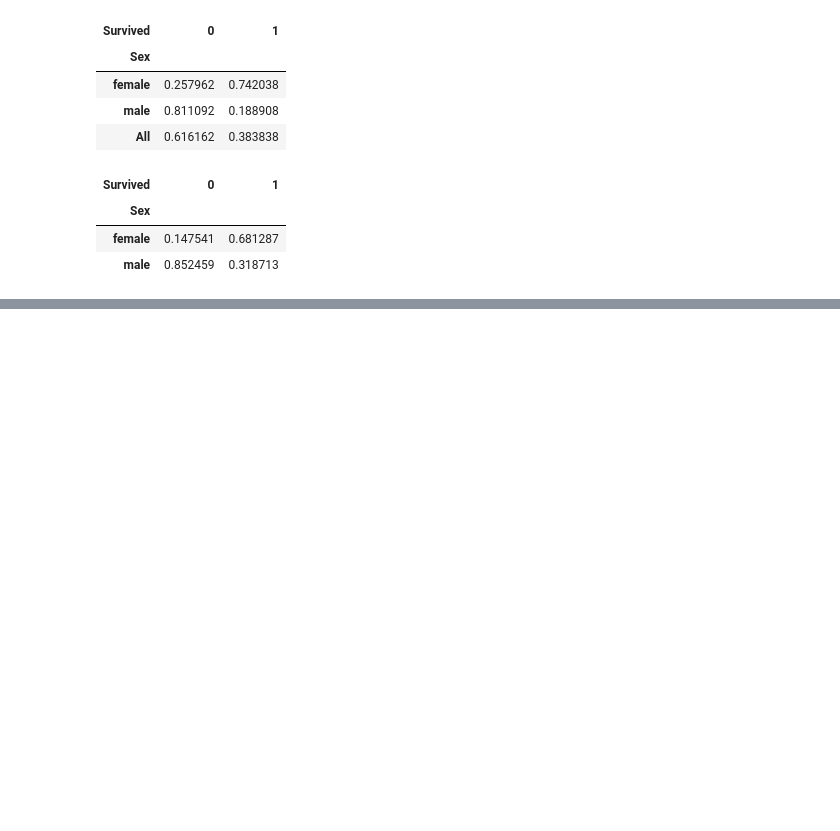
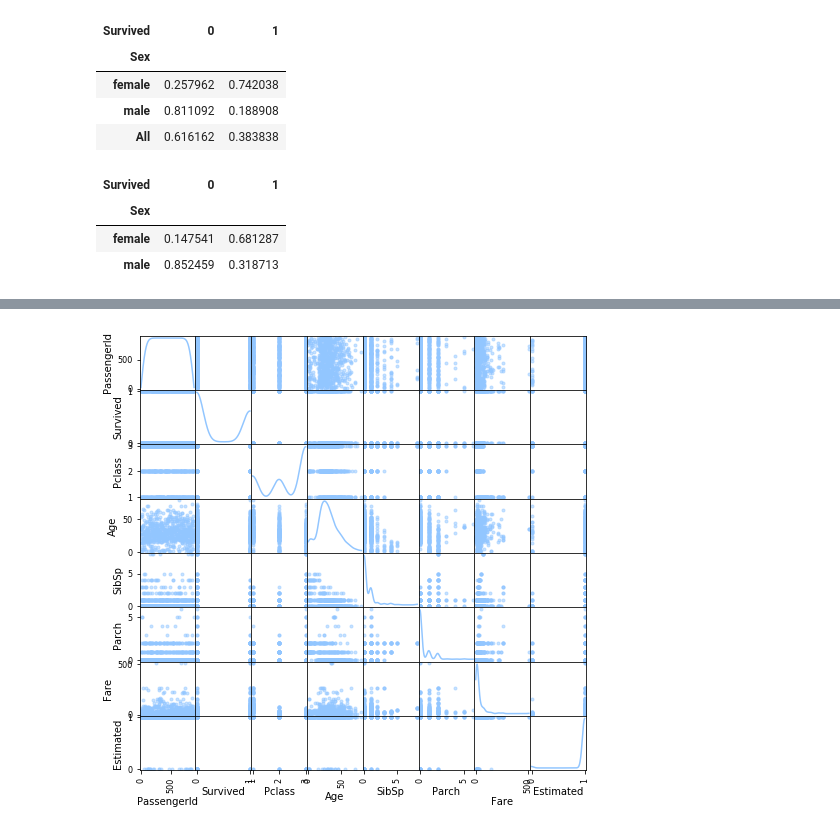
Before and after one commit to ppkn/udacity-titanic, a Jupyter notebook: Draft.ipynb, the cells around one changed output, grey strips where cells are left out. Cells and saved outputs as stored; diff of their text form; code cells hidden in the pictures; blank space fills up the shorter version.

```diff
--- a/Draft.ipynb
+++ b/Draft.ipynb
@@ -152,0 +155,4 @@ normalize(estimated_pass.groupby('Pclass').size()).plot(kind='bar');
+# %%
+scatter_matrix(titanic_data, figsize=(8,8), diagonal='kde');
+# %% [output]
+[figure, added]
```
Also changed, not shown: parts of 14 cells of this notebook, 2 other files.
